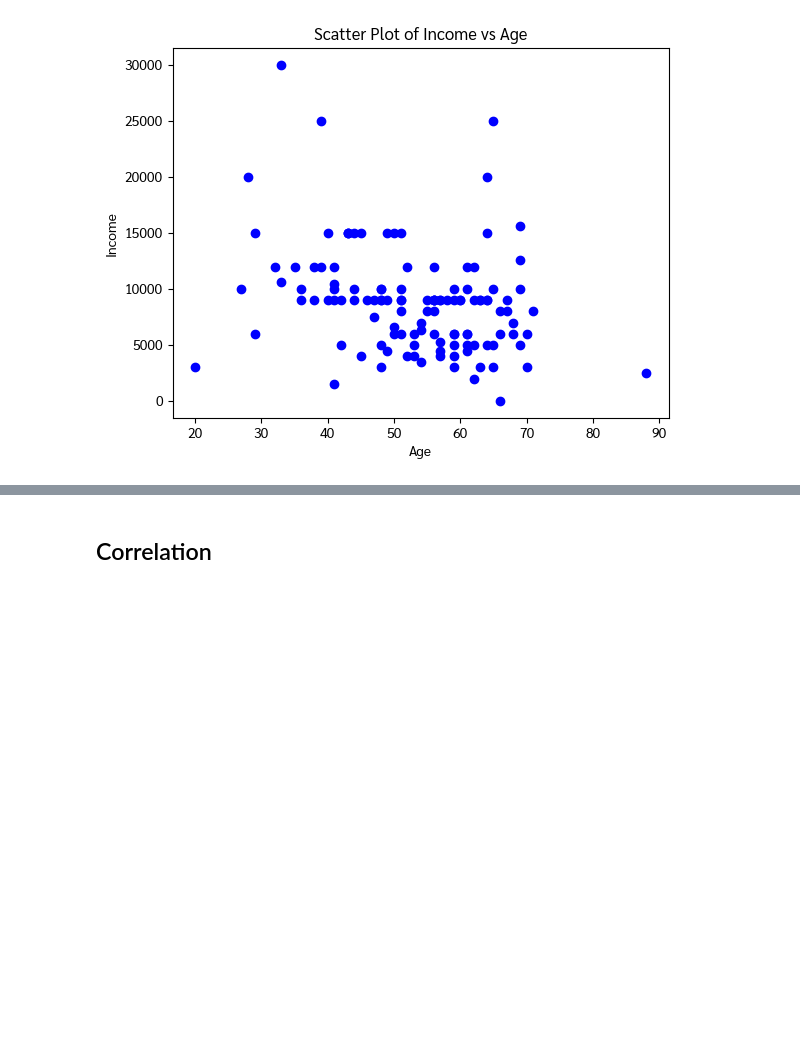
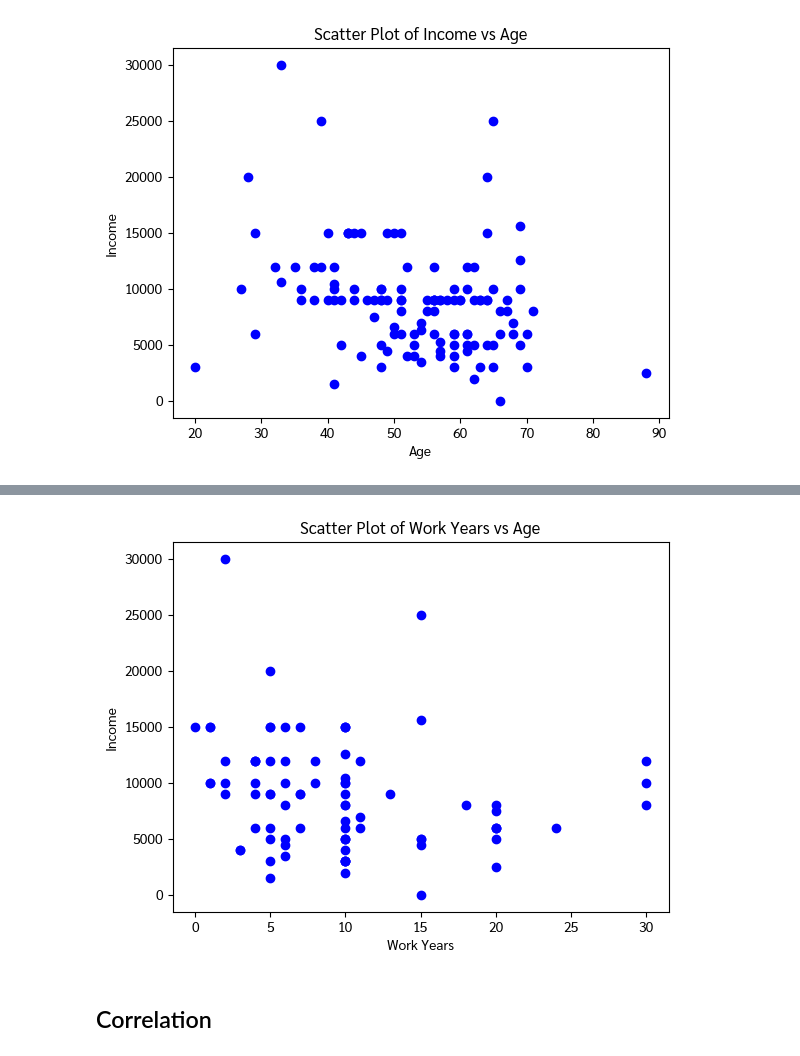
Before and after one commit to PoomTheerapat/National-Job-Survey, a Jupyter notebook: Analysis-New.ipynb, the cells around one changed output, grey strips where cells are left out. Cells and saved outputs as stored; diff of their text form; code cells hidden in the pictures; blank space fills up the shorter version.

```diff
--- a/Analysis-New.ipynb
+++ b/Analysis-New.ipynb
@@ -437,3 +510,11 @@ plt.show()
+# %%
+plt.scatter(data['อาชีพในปัจจุบัน ท่านทำมานานเท่าใด'], data['รายได้รวมเฉลี่ยของท่านในปัจจุบัน'], color='blue')
+plt.xlabel('Work Years')
+plt.ylabel('Income')
+plt.title('Scatter Plot of Work Years vs Age')
+plt.show()
+# %% [output]
+[figure, added]
 # %% [markdown]
 ## Correlation
 # %%
```
Also changed, not shown: parts of 50 cells of this notebook, 5 other files.
